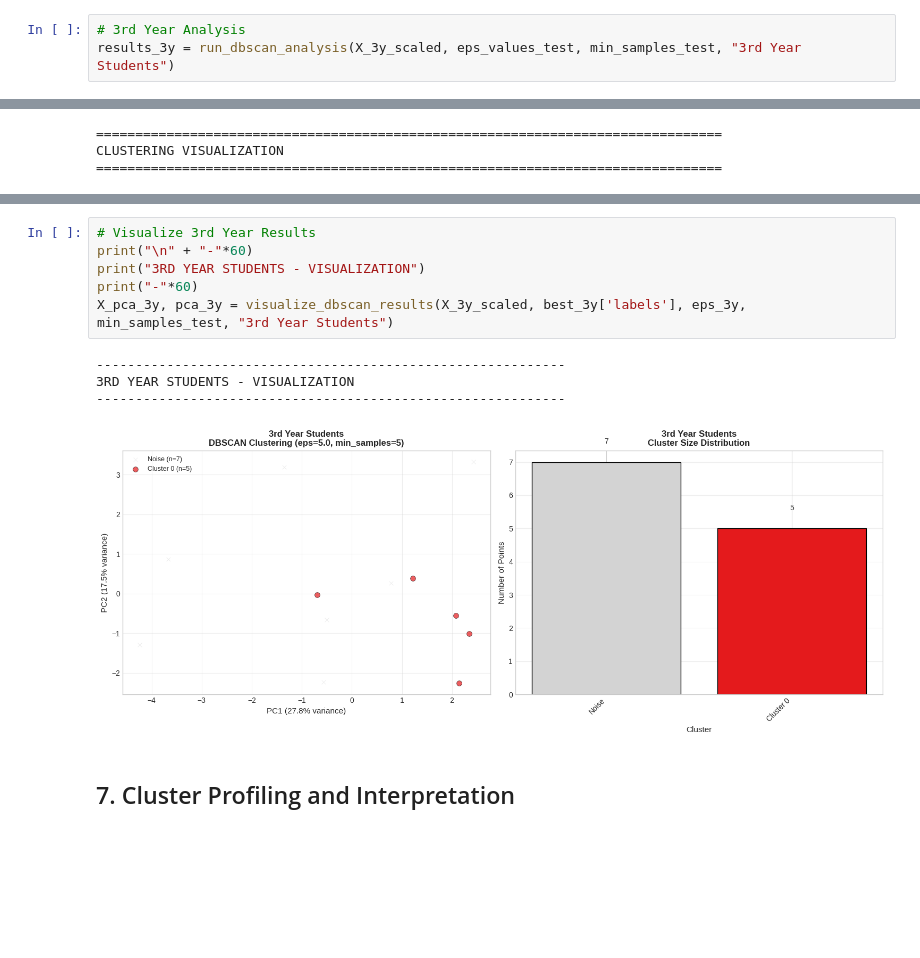
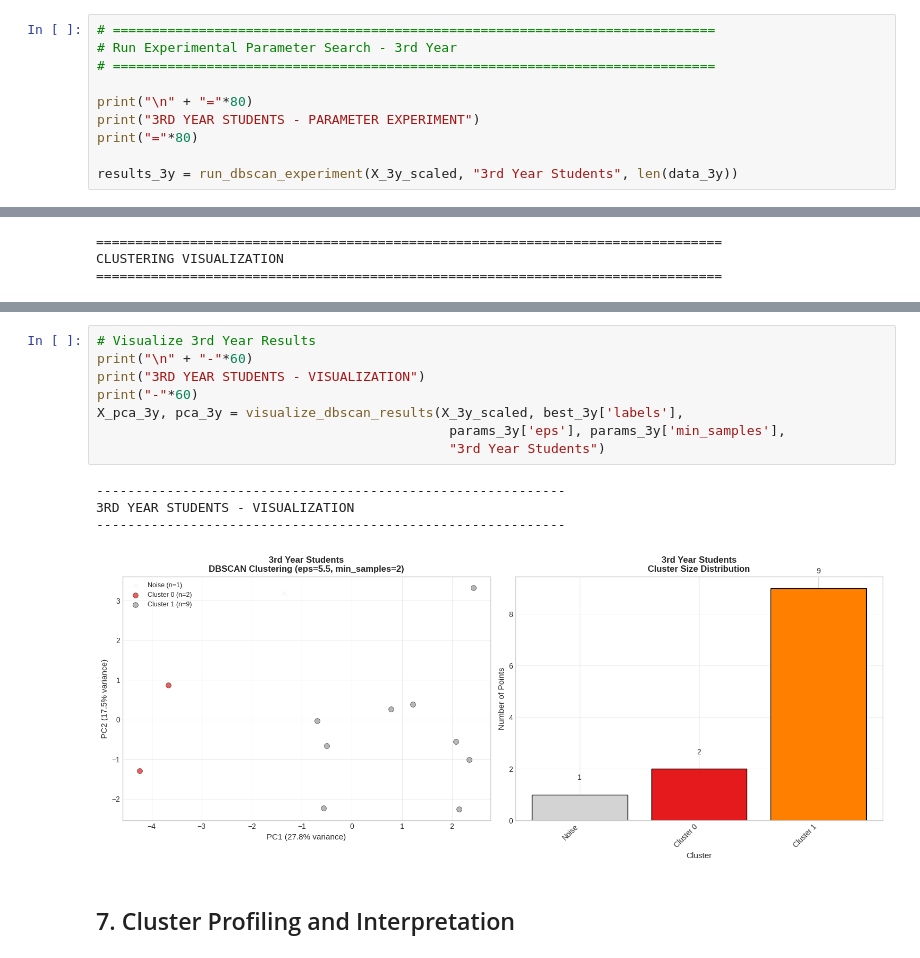
Before and after one commit to ayaaa321/ENSIA-students-performance, a Jupyter notebook: clustering/dbscan.ipynb, the cells around one changed output, grey strips where cells are left out. Cells and saved outputs as stored; diff of their text form; blank space fills up the shorter version.

Commit message:
choosing parameters with the experimental method

```diff
--- a/clustering/dbscan.ipynb
+++ b/clustering/dbscan.ipynb
@@ -759,4 +858,11 @@ eps      Clusters   Noise      Noise %    Silhouette   CH Index     DB Index
 # %%
-# 3rd Year Analysis
-results_3y = run_dbscan_analysis(X_3y_scaled, eps_values_test, min_samples_test, "3rd Year Students")
+# =============================================================================
+# Run Experimental Parameter Search - 3rd Year
+# =============================================================================
+
+print("\n" + "="*80)
+print("3RD YEAR STUDENTS - PARAMETER EXPERIMENT")
+print("="*80)
+
+results_3y = run_dbscan_experiment(X_3y_scaled, "3rd Year Students", len(data_3y))
 # %% [output]
@@ -960,14 +1036,16 @@ X_pca_2y, pca_2y = visualize_dbscan_results(X_2y_scaled, best_2y['labels'], eps_
 # %%
 # Visualize 3rd Year Results
 print("\n" + "-"*60)
 print("3RD YEAR STUDENTS - VISUALIZATION")
 print("-"*60)
-X_pca_3y, pca_3y = visualize_dbscan_results(X_3y_scaled, best_3y['labels'], eps_3y, min_samples_test, "3rd Year Students")
+X_pca_3y, pca_3y = visualize_dbscan_results(X_3y_scaled, best_3y['labels'],
+                                             params_3y['eps'], params_3y['min_samples'],
+                                             "3rd Year Students")
 # %% [output]
 ------------------------------------------------------------
 3RD YEAR STUDENTS - VISUALIZATION
 ------------------------------------------------------------
-[figure, old version]
+[figure, new version]
 # %% [markdown]
 ## 7. Cluster Profiling and Interpretation
 # %%
```
Also changed, not shown: parts of 12 cells of this notebook, 1 other file.
